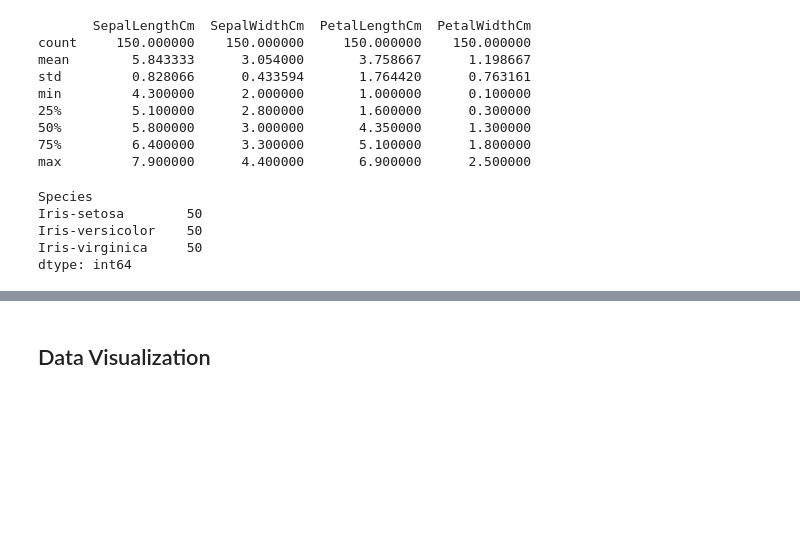
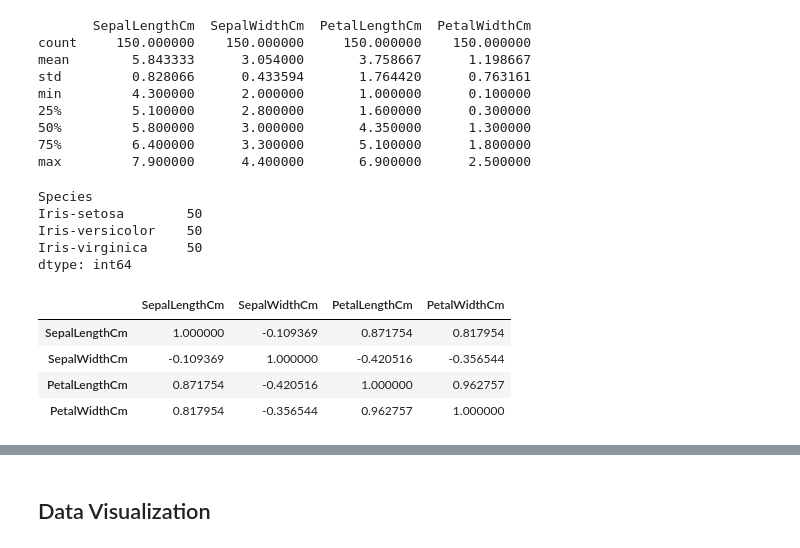
Before and after one commit to Prasanna-Mohanty/-IRIS-Dataset-Analysis-Using-Python, a Jupyter notebook: IRIS.ipynb, the cells around one changed output, grey strips where cells are left out. Cells and saved outputs as stored; diff of their text form; code cells hidden in the pictures; blank space fills up the shorter version.

```diff
--- a/IRIS.ipynb
+++ b/IRIS.ipynb
@@ -81,3 +81,13 @@ Iris-setosa        50
 Iris-versicolor    50
 Iris-virginica     50
 dtype: int64
+# %%
+#  Are these attributes or columns are correlated to each other??? Here I'm trying to Find out correlation between different columns by using
+# PCC (Pearson correlation coefficient).
+dataset.corr(method="pearson")
+# %% [output]
+|  | SepalLengthCm | SepalWidthCm | PetalLengthCm | PetalWidthCm |
+| SepalLengthCm | 1.000000 | -0.109369 | 0.871754 | 0.817954 |
+| SepalWidthCm | -0.109369 | 1.000000 | -0.420516 | -0.356544 |
+| PetalLengthCm | 0.871754 | -0.420516 | 1.000000 | 0.962757 |
+| PetalWidthCm | 0.817954 | -0.356544 | 0.962757 | 1.000000 |
```
Also changed, not shown: parts of 2 cells of this notebook.
